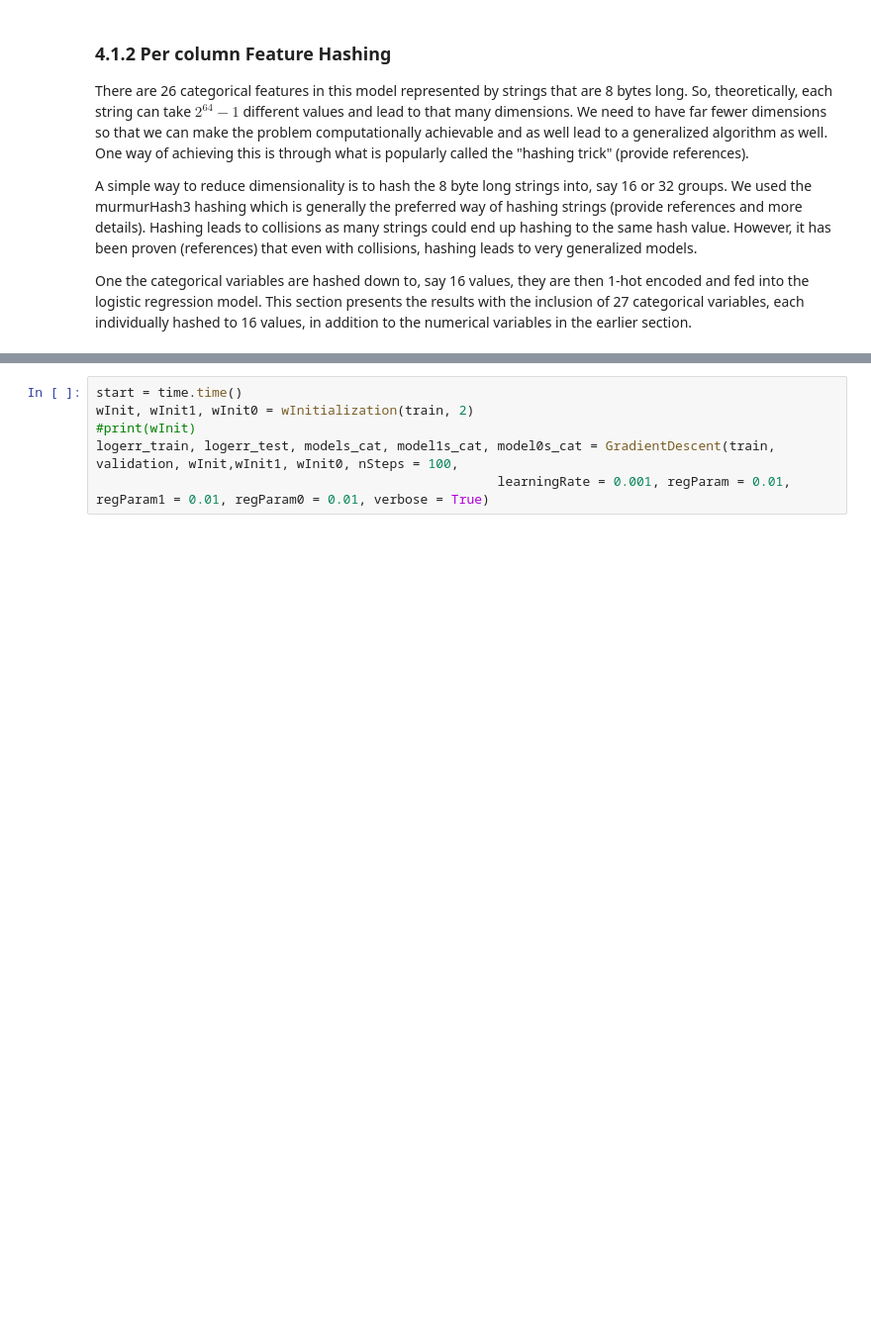
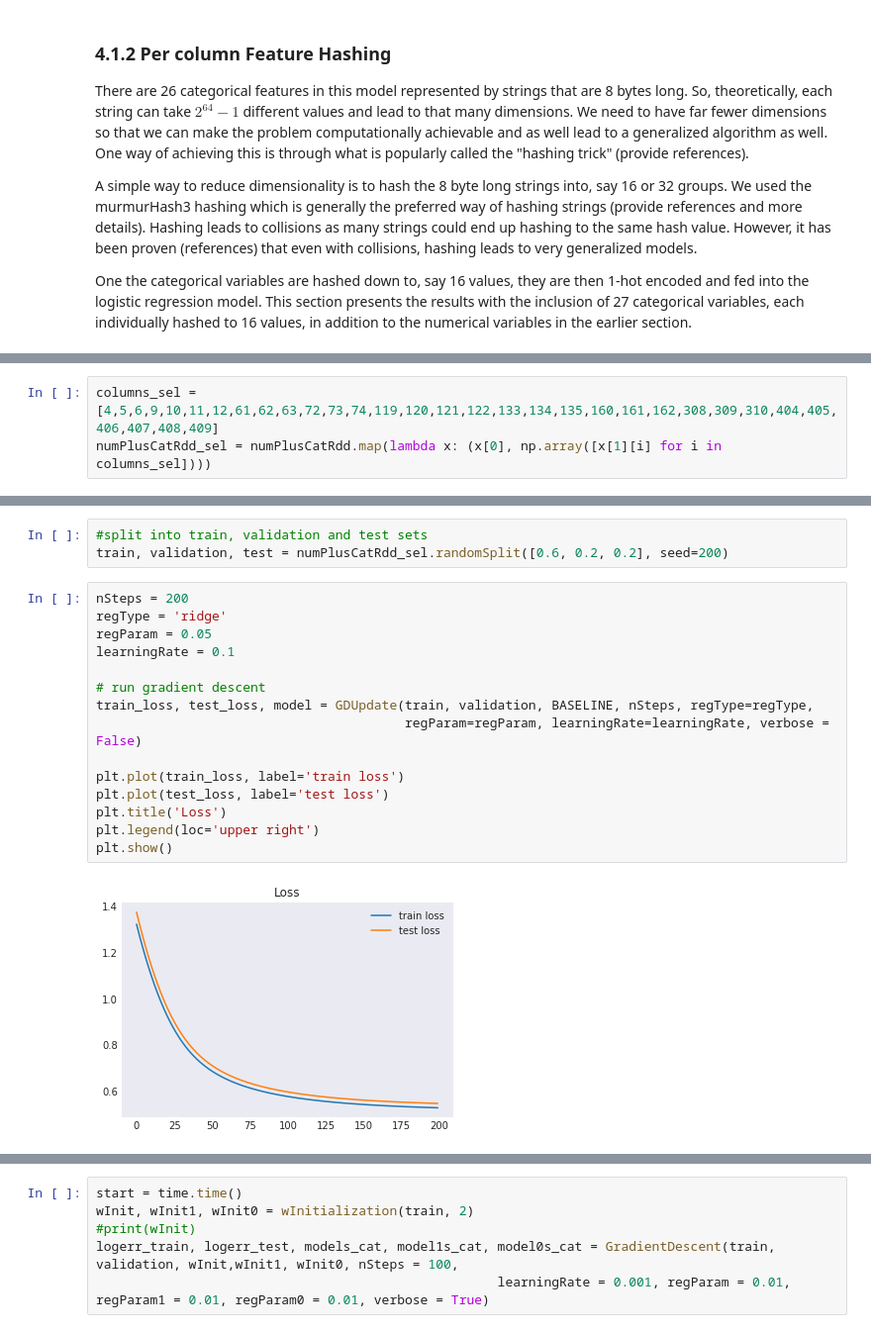
Before and after one commit to vnagapudi/W261_Final_Project, a Jupyter notebook: final_project_SID_LUCA.ipynb, the cells around one changed output, grey strips where cells are left out. Shown at 99% size. Cells and saved outputs as stored; diff of their text form; blank space fills up the shorter version.

```diff
--- a/final_project_SID_LUCA.ipynb
+++ b/final_project_SID_LUCA.ipynb
@@ -1448,0 +1545,3 @@ plt.show()
+# %%
+columns_sel = [4,5,6,9,10,11,12,61,62,63,72,73,74,119,120,121,122,133,134,135,160,161,162,308,309,310,404,405,406,407,408,409]
+numPlusCatRdd_sel = numPlusCatRdd.map(lambda x: (x[0], np.array([x[1][i] for i in columns_sel])))
@@ -1449,3 +1556,23 @@ plt.show()
+# %%
+#split into train, validation and test sets
+train, validation, test = numPlusCatRdd_sel.randomSplit([0.6, 0.2, 0.2], seed=200)
+# %%
+nSteps = 200
+regType = 'ridge'
+regParam = 0.05
+learningRate = 0.1
+
+# run gradient descent
+train_loss, test_loss, model = GDUpdate(train, validation, BASELINE, nSteps, regType=regType,
+                                        regParam=regParam, learningRate=learningRate, verbose = False)
+
+plt.plot(train_loss, label='train loss')
+plt.plot(test_loss, label='test loss')
+plt.title('Loss')
+plt.legend(loc='upper right')
+plt.show()
+# %% [output]
+[figure, added]
 # %%
 # make predictions and compute metrics for treshProb = 0.5
 pred, ntp, ntn, nfp, nfn = makePrediction(validation, model[-1], 0.5)
```
Also changed, not shown: parts of 44 cells of this notebook.
